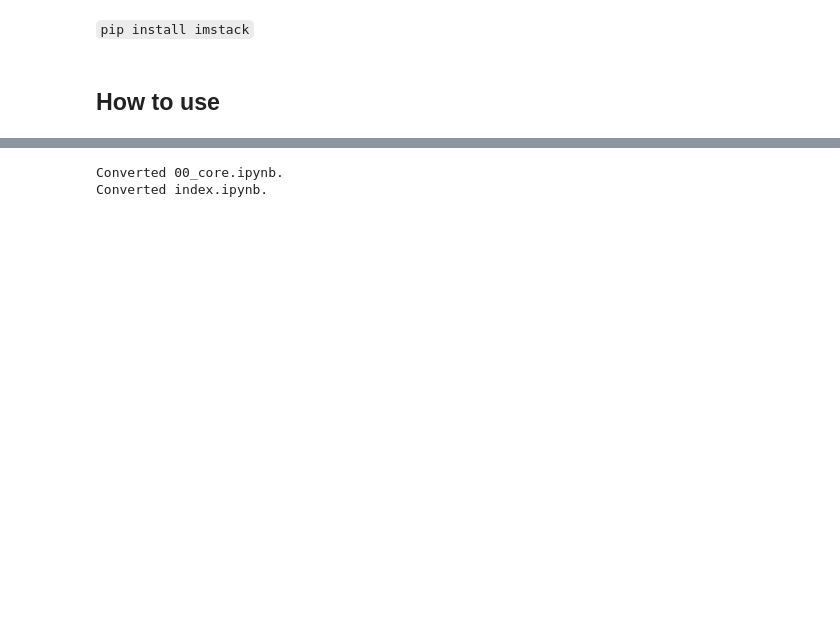
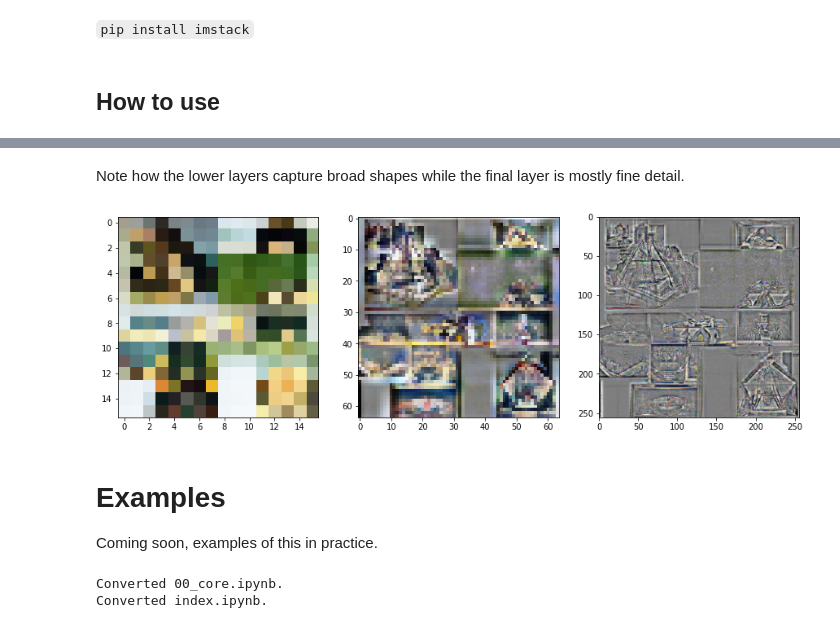
Before and after one commit to johnowhitaker/imstack, a Jupyter notebook: index.ipynb, the cells around one changed output, grey strips where cells are left out. Cells and saved outputs as stored; diff of their text form; code cells hidden in the pictures; blank space fills up the shorter version.

```diff
--- a/index.ipynb
+++ b/index.ipynb
@@ -27 +52,13 @@ ims.plot_layers()
+# %% [markdown]
+Note how the lower layers capture broad shapes while the final layer is mostly fine detail.
+# %%
+# Create an image stack with init_image=input_image and plot the layers
+ims_w_init = ImStack(n_layers=3, base_size=16, scale=4, out_size=256, init_image=input_image)
+ims_w_init.plot_layers()
+# %% [output]
+[figure, added]
+# %% [markdown]
+# Examples
+
+Coming soon, examples of this in practice.
 # %%
```
Also changed, not shown: parts of 19 cells of this notebook, 18 other files.
